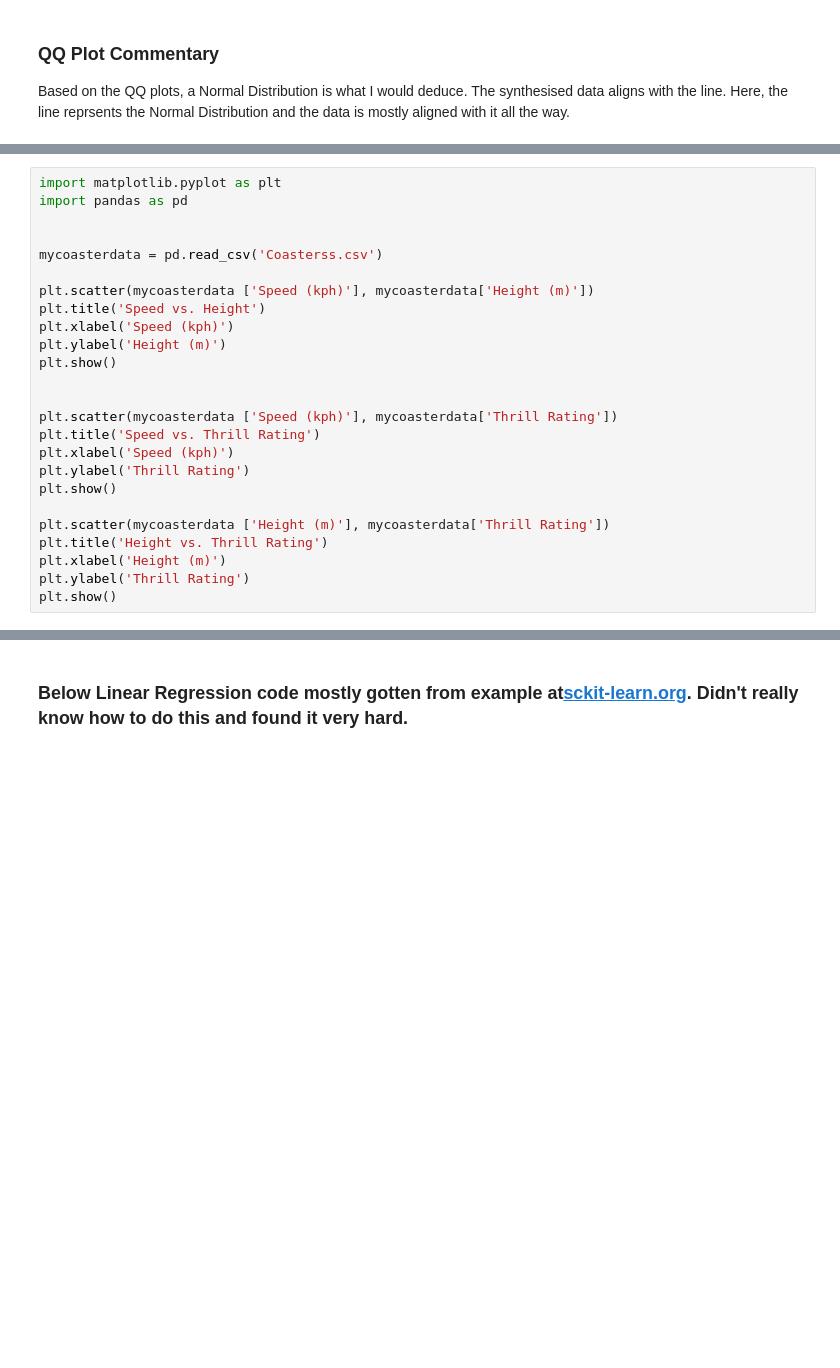
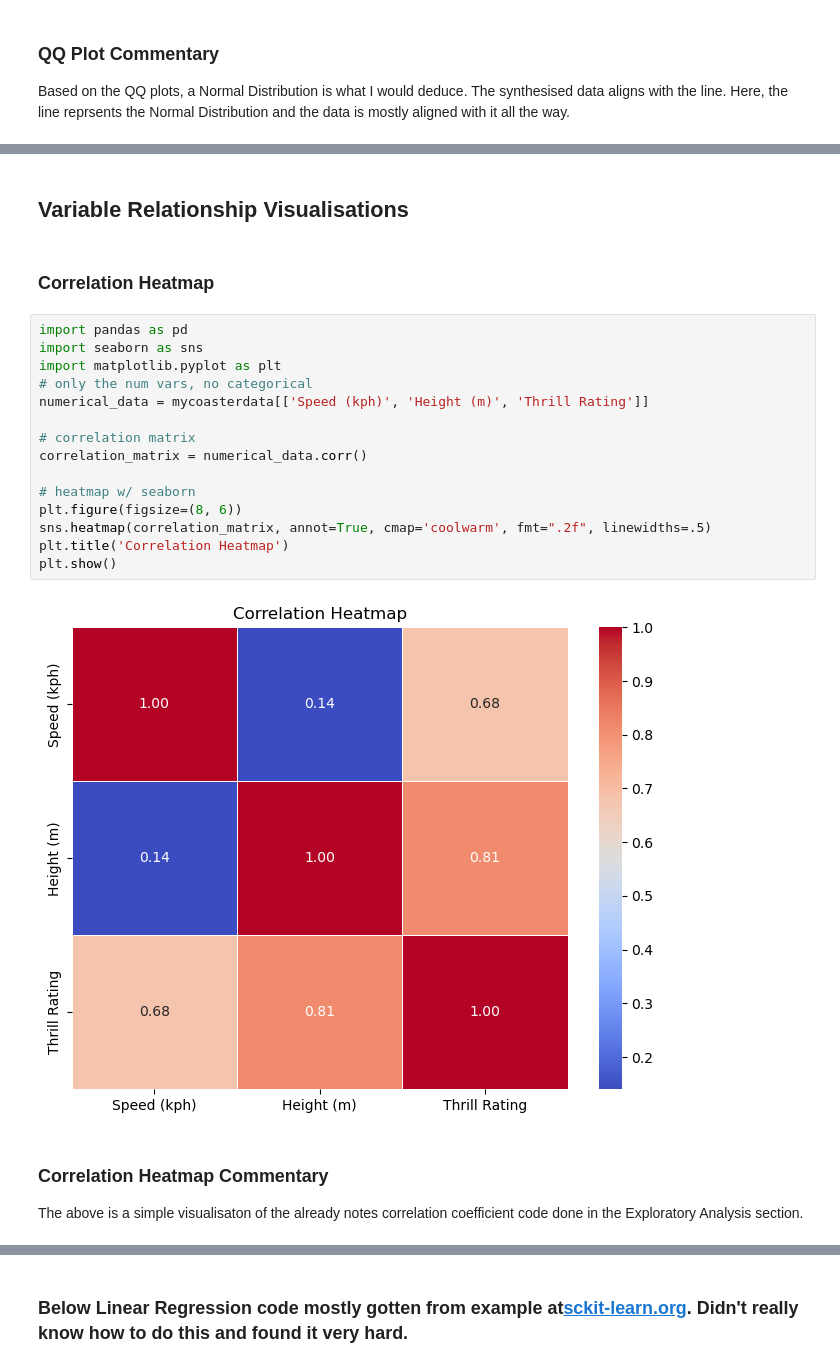
Before and after one commit to Gerbs2193/Programming-for-Data-Analytics, a Jupyter notebook: project.ipynb/project.ipynb, the cells around one changed output, grey strips where cells are left out. Drawn from its saved outputs; the diff is of its cells as text; blank space fills up the shorter version.

Commit message:
correlation heatmap plus lots of commentary add ons

```diff
--- a/project.ipynb/project.ipynb
+++ b/project.ipynb/project.ipynb
@@ -344,27 +341,2 @@ Wooden  56.043341  63.412075  73.464561
 
 [3 rows x 24 columns]
-# %%
-import matplotlib.pyplot as plt
-import pandas as pd
-
-
-mycoasterdata = pd.read_csv('Coasterss.csv')
-
-plt.scatter(mycoasterdata ['Speed (kph)'], mycoasterdata['Height (m)'])
-plt.title('Speed vs. Height')
-plt.xlabel('Speed (kph)')
-plt.ylabel('Height (m)')
-plt.show()
-
-
-plt.scatter(mycoasterdata ['Speed (kph)'], mycoasterdata['Thrill Rating'])
-plt.title('Speed vs. Thrill Rating')
-plt.xlabel('Speed (kph)')
-plt.ylabel('Thrill Rating')
-plt.show()
-
-plt.scatter(mycoasterdata ['Height (m)'], mycoasterdata['Thrill Rating'])
-plt.title('Height vs. Thrill Rating')
-plt.xlabel('Height (m)')
-plt.ylabel('Thrill Rating')
-plt.show()
@@ -374,0 +349,25 @@ plt.show()
+# %% [markdown]
+## Variable Relationship Visualisations
+# %% [markdown]
+### Correlation Heatmap
+# %%
+import pandas as pd
+import seaborn as sns
+import matplotlib.pyplot as plt
+# only the num vars, no categorical
+numerical_data = mycoasterdata[['Speed (kph)', 'Height (m)', 'Thrill Rating']]
+
+# correlation matrix
+correlation_matrix = numerical_data.corr()
+
+# heatmap w/ seaborn
+plt.figure(figsize=(8, 6))
+sns.heatmap(correlation_matrix, annot=True, cmap='coolwarm', fmt=".2f", linewidths=.5)
+plt.title('Correlation Heatmap')
+plt.show()
+# %% [output]
+[figure, added]
+# %% [markdown]
+### Correlation Heatmap Commentary
+
+The above is a simple visualisaton of the already notes correlation coefficient code done in the Exploratory Analysis section.
```
Also changed, not shown: parts of 35 cells of this notebook, 2 other files.
